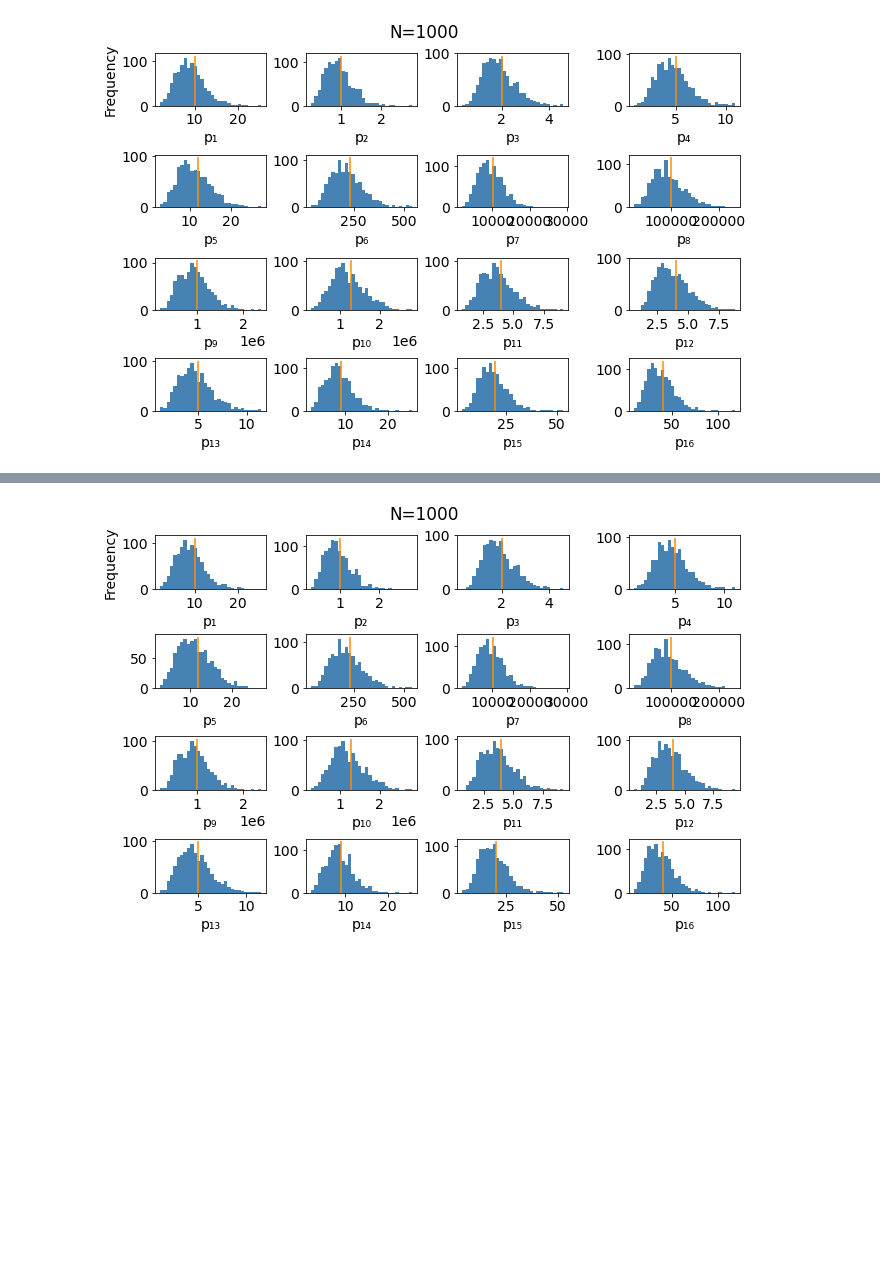
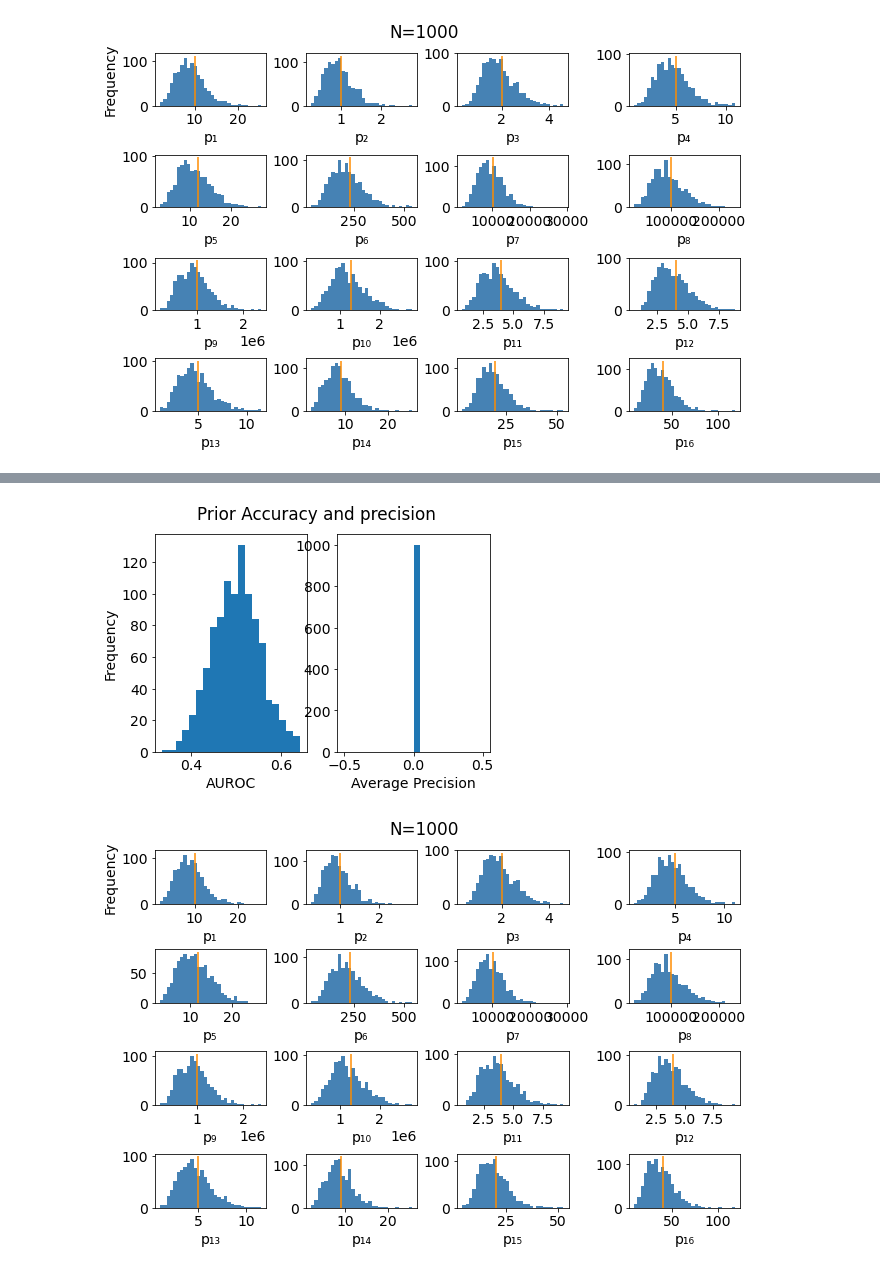
Before and after one commit to ajipalar/pynet, a Jupyter notebook: devel/WishartSyntheticBenchmark.ipynb, the cells around one changed output, grey strips where cells are left out. Cells and saved outputs as stored; diff of their text form; code cells hidden in the pictures; blank space fills up the shorter version.

```diff
--- a/devel/WishartSyntheticBenchmark.ipynb
+++ b/devel/WishartSyntheticBenchmark.ipynb
@@ -997,3 +1050,7 @@ do_gridplot(exp, decomposition="prec")
+# %%
+plot_accuracies_and_precisions(accs, aps)
+# %% [output]
+[figure, added]
 # %%
 K0 = np.eye(p)
 K0[np.diag_indices(p)] = K_theta[np.diag_indices(p)]
```
Also changed, not shown: parts of 40 cells of this notebook, 1 other file.
